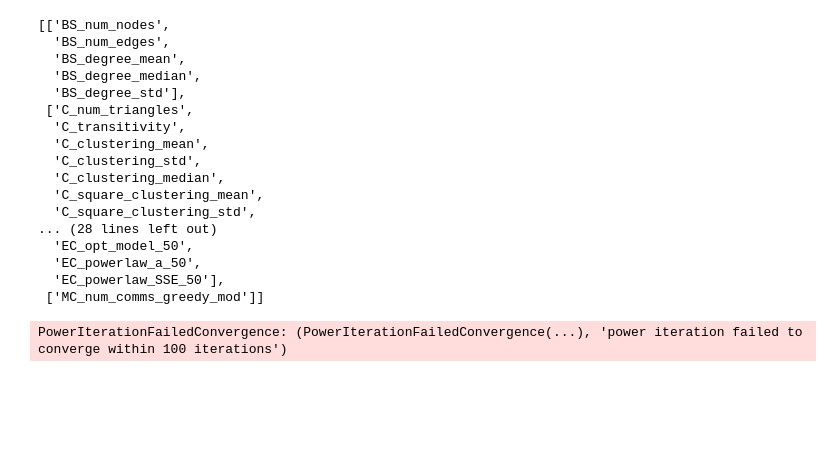
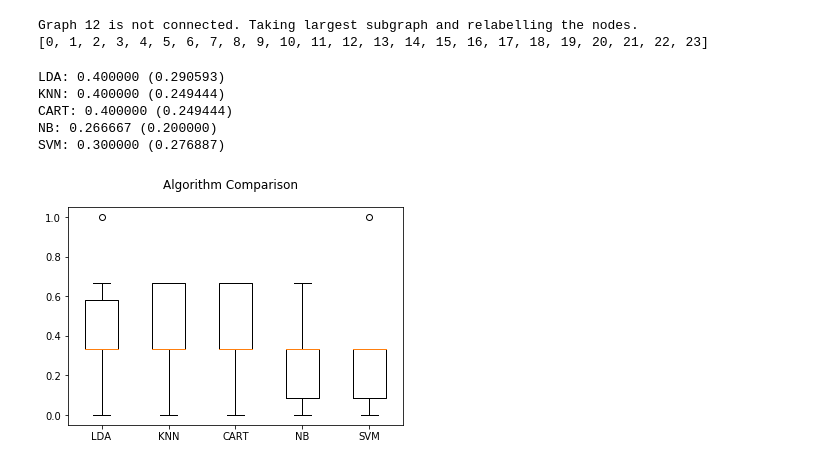
Before and after one commit to barahona-research-group/hcga, a Jupyter notebook: hcga/practice_script.ipynb, the cells around one changed output. Drawn from its saved outputs; the diff is of its cells as text; code cells hidden in the pictures; blank space fills up the shorter version.

Commit message:
update functions and graphs

```diff
--- a/hcga/practice_script.ipynb
+++ b/hcga/practice_script.ipynb
@@ -17,30 +17,7 @@ nx.draw_networkx(G)
-# %%
-from hcga.Operations.operations import Operations
-
-op = Operations(G)
-op.feature_extraction()
-op.feature_names
-# %% [output]
-[['BS_num_nodes',
-  'BS_num_edges',
-  'BS_degree_mean',
-  'BS_degree_median',
-  'BS_degree_std'],
- ['C_num_triangles',
-  'C_transitivity',
-  'C_clustering_mean',
-  'C_clustering_std',
-  'C_clustering_median',
-  'C_square_clustering_mean',
-  'C_square_clustering_std',
-... (28 lines left out)
-  'EC_opt_model_50',
-  'EC_powerlaw_a_50',
-  'EC_powerlaw_SSE_50'],
- ['MC_num_comms_greedy_mod']]
 # %%
-from hcga import graphs
-graph_obj = graphs.Graphs()
+from hcga.graphs import Graphs
+graph_obj = Graphs()
 graph_obj.calculate_features()
 # %% [output]
-PowerIterationFailedConvergence: (PowerIterationFailedConvergence(...), 'power iteration failed to converge within 100 iterations')
+Graph 12 is not connected. Taking largest subgraph and relabelling the nodes.
+[0, 1, 2, 3, 4, 5, 6, 7, 8, 9, 10, 11, 12, 13, 14, 15, 16, 17, 18, 19, 20, 21, 22, 23]
@@ -55,0 +24,11 @@ list(k_clique_communities(G, 3))
+# %%
+graph_obj.organise_feature_data()
+graph_obj.normalise_feature_data()
+graph_obj.graph_classification()
+# %% [output]
+LDA: 0.400000 (0.290593)
+KNN: 0.400000 (0.249444)
+CART: 0.400000 (0.249444)
+NB: 0.266667 (0.200000)
+SVM: 0.300000 (0.276887)
+[figure, added]
```
Also changed, not shown: parts of 5 cells of this notebook, 7 other files.
